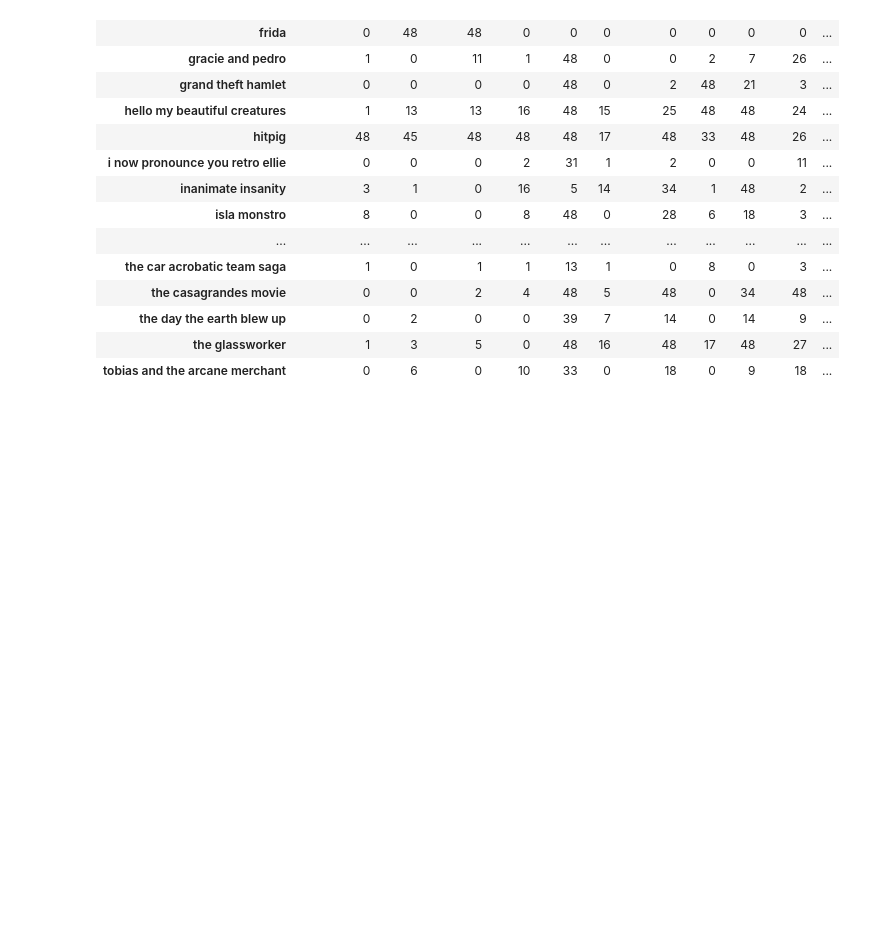
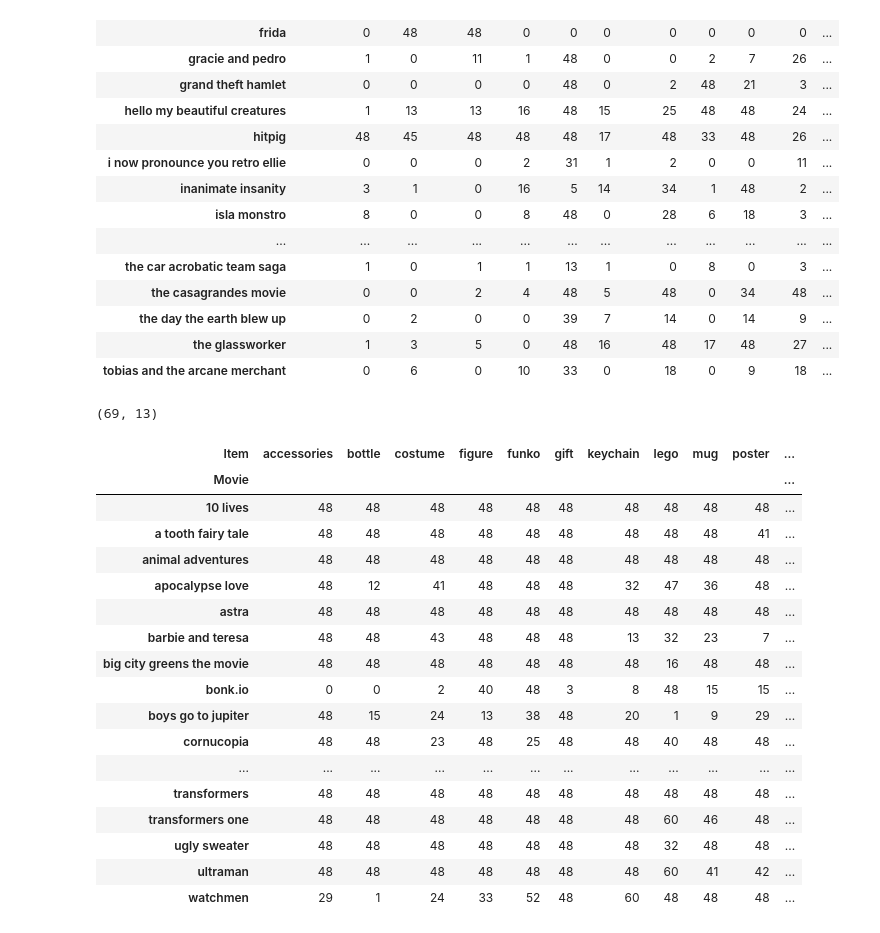
Before and after one commit to helinozge/Movie-Project, a Jupyter notebook: amazon.ipynb, the cells around one changed output. Saved outputs shown, nothing was run; the diff lists cells and outputs as text; code cells hidden in the pictures; blank space fills up the shorter version.

```diff
--- a/amazon.ipynb
+++ b/amazon.ipynb
@@ -265,3 +265,28 @@ pivot_df[(pivot_df == 0).any(axis=1)]
 | the day the earth blew up | 0 | 2 | 0 | 0 | 39 | 7 | 14 | 0 | 14 | 9 | ... |
 | the glassworker | 1 | 3 | 5 | 0 | 48 | 16 | 48 | 17 | 48 | 27 | ... |
 | tobias and the arcane merchant | 0 | 6 | 0 | 10 | 33 | 0 | 18 | 0 | 9 | 18 | ... |
+# %%
+pivot_df.shape
+# %% [output]
+(69, 13)
+# %%
+pivot_df
+# %% [output]
+| Item | accessories | bottle | costume | figure | funko | gift | keychain | lego | mug | poster | ... |
+| Movie |  |  |  |  |  |  |  |  |  |  | ... |
+| 10 lives | 48 | 48 | 48 | 48 | 48 | 48 | 48 | 48 | 48 | 48 | ... |
+| a tooth fairy tale | 48 | 48 | 48 | 48 | 48 | 48 | 48 | 48 | 48 | 41 | ... |
+| animal adventures | 48 | 48 | 48 | 48 | 48 | 48 | 48 | 48 | 48 | 48 | ... |
+| apocalypse love | 48 | 12 | 41 | 48 | 48 | 48 | 32 | 47 | 36 | 48 | ... |
+| astra | 48 | 48 | 48 | 48 | 48 | 48 | 48 | 48 | 48 | 48 | ... |
+| barbie and teresa | 48 | 48 | 43 | 48 | 48 | 48 | 13 | 32 | 23 | 7 | ... |
+| big city greens the movie | 48 | 48 | 48 | 48 | 48 | 48 | 48 | 16 | 48 | 48 | ... |
+| bonk.io | 0 | 0 | 2 | 40 | 48 | 3 | 8 | 48 | 15 | 15 | ... |
+| boys go to jupiter | 48 | 15 | 24 | 13 | 38 | 48 | 20 | 1 | 9 | 29 | ... |
+| cornucopia | 48 | 48 | 23 | 48 | 25 | 48 | 48 | 40 | 48 | 48 | ... |
+| ... | ... | ... | ... | ... | ... | ... | ... | ... | ... | ... | ... |
+| transformers | 48 | 48 | 48 | 48 | 48 | 48 | 48 | 48 | 48 | 48 | ... |
+| transformers one | 48 | 48 | 48 | 48 | 48 | 48 | 48 | 60 | 46 | 48 | ... |
+| ugly sweater | 48 | 48 | 48 | 48 | 48 | 48 | 48 | 32 | 48 | 48 | ... |
+| ultraman | 48 | 48 | 48 | 48 | 48 | 48 | 48 | 60 | 41 | 42 | ... |
+| watchmen | 29 | 1 | 24 | 33 | 52 | 48 | 60 | 48 | 48 | 48 | ... |
```
Also changed, not shown: parts of 1 cell of this notebook, 2 other files.
